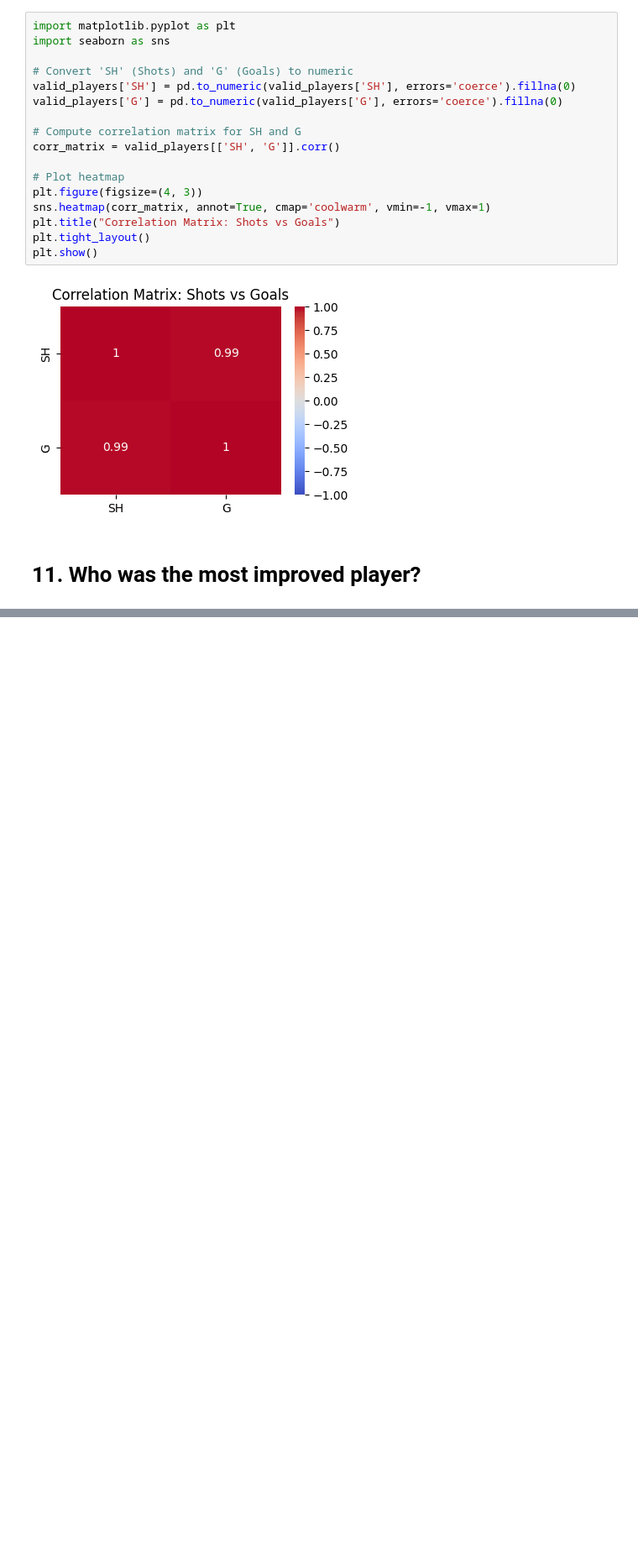
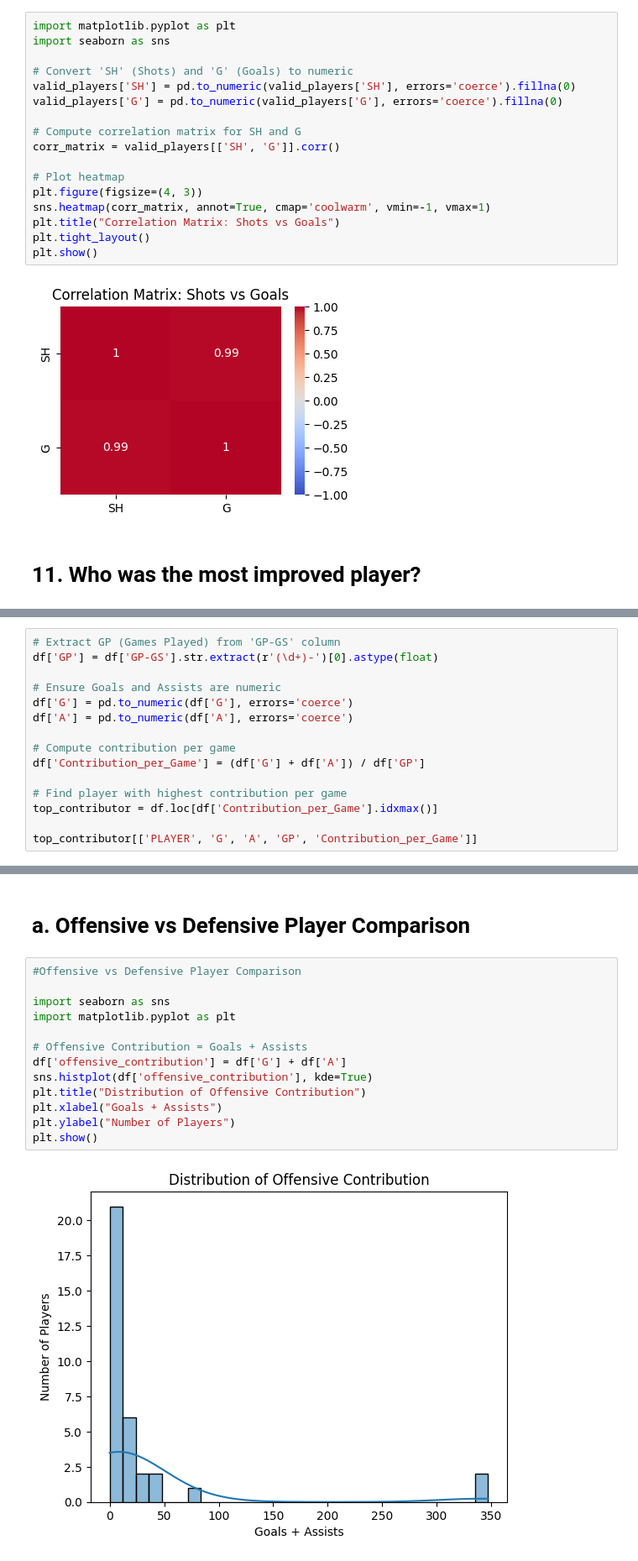
Before and after one commit to Rithika2000/Task_05_Descriptive_Stats, a Jupyter notebook: playerperformance.ipynb, the cells around one changed output, grey strips where cells are left out. Shown at 84% size. Drawn from its saved outputs; the diff is of its cells as text; blank space fills up the shorter version.

```diff
--- a/playerperformance.ipynb
+++ b/playerperformance.ipynb
@@ -177,0 +180,15 @@ Name: 1, dtype: object
+# %%
+# Extract GP (Games Played) from 'GP-GS' column
+df['GP'] = df['GP-GS'].str.extract(r'(\d+)-')[0].astype(float)
+
+# Ensure Goals and Assists are numeric
+df['G'] = pd.to_numeric(df['G'], errors='coerce')
+df['A'] = pd.to_numeric(df['A'], errors='coerce')
+
+# Compute contribution per game
+df['Contribution_per_Game'] = (df['G'] + df['A']) / df['GP']
+
+# Find player with highest contribution per game
+top_contributor = df.loc[df['Contribution_per_Game'].idxmax()]
+
+top_contributor[['PLAYER', 'G', 'A', 'GP', 'Contribution_per_Game']]
@@ -177,0 +215,17 @@ Name: 1, dtype: object
+# %% [markdown]
+# a. Offensive vs Defensive Player Comparison
+# %%
+#Offensive vs Defensive Player Comparison
+
+import seaborn as sns
+import matplotlib.pyplot as plt
+
+# Offensive Contribution = Goals + Assists
+df['offensive_contribution'] = df['G'] + df['A']
+sns.histplot(df['offensive_contribution'], kde=True)
+plt.title("Distribution of Offensive Contribution")
+plt.xlabel("Goals + Assists")
+plt.ylabel("Number of Players")
+plt.show()
+# %% [output]
+[figure, added]
```
Also changed, not shown: parts of 8 cells of this notebook.
